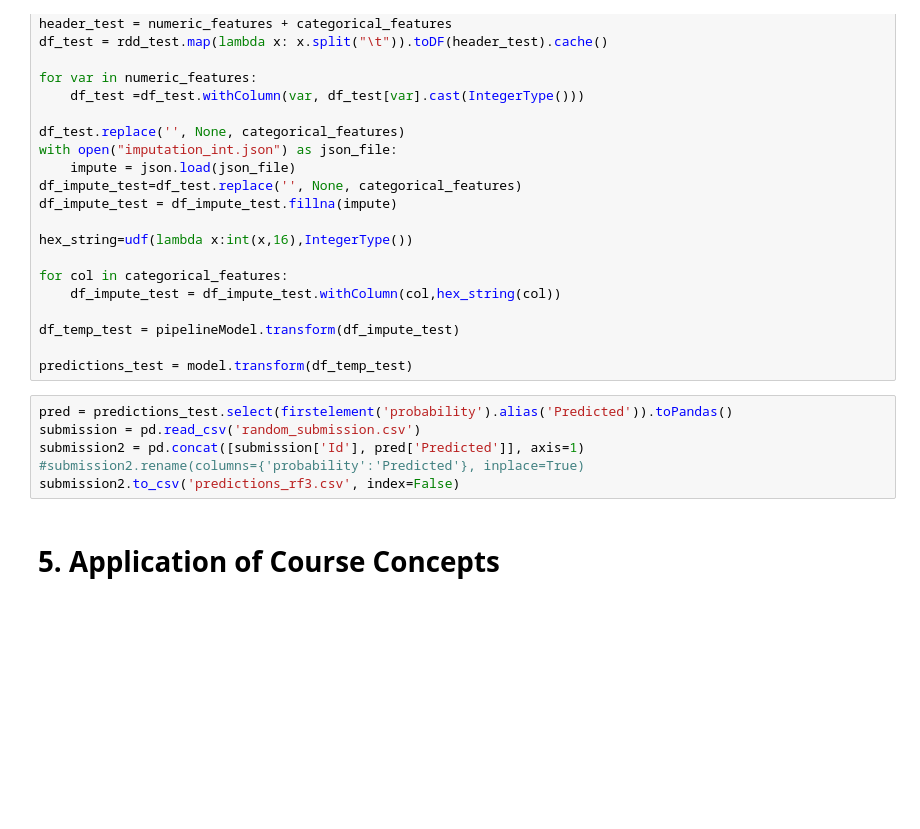
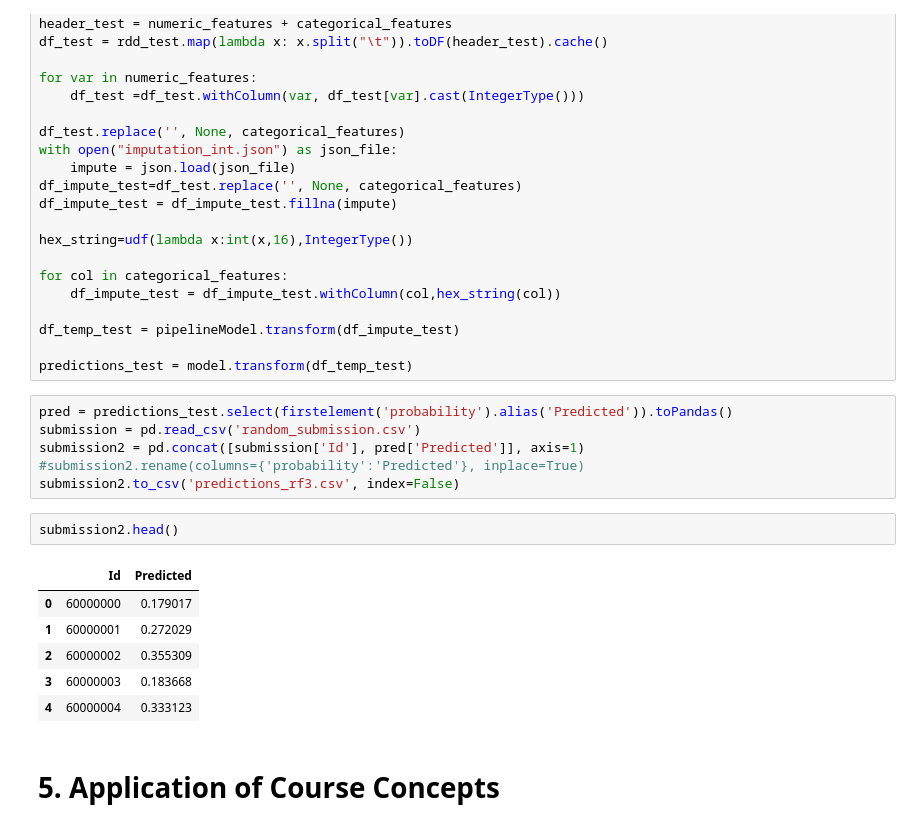
Before and after one commit to ansjory/w261_project, a Jupyter notebook: fpj_workbook.ipynb, the cells around one changed output. Saved outputs shown, nothing was run; the diff lists cells and outputs as text; blank space fills up the shorter version.

```diff
--- a/fpj_workbook.ipynb
+++ b/fpj_workbook.ipynb
@@ -842,6 +906,15 @@ submission = pd.read_csv('random_submission.csv')
 submission2 = pd.concat([submission['Id'], pred['Predicted']], axis=1)
 #submission2.rename(columns={'probability':'Predicted'}, inplace=True)
 submission2.to_csv('predictions_rf3.csv', index=False)
+# %%
+submission2.head()
+# %% [output]
+|  | Id | Predicted |
+| 0 | 60000000 | 0.179017 |
+| 1 | 60000001 | 0.272029 |
+| 2 | 60000002 | 0.355309 |
+| 3 | 60000003 | 0.183668 |
+| 4 | 60000004 | 0.333123 |
 # %% [markdown]
 <a id='course_concepts_application'></a>
 # 5. Application of Course Concepts
```
Also changed, not shown: parts of 4 cells of this notebook.
